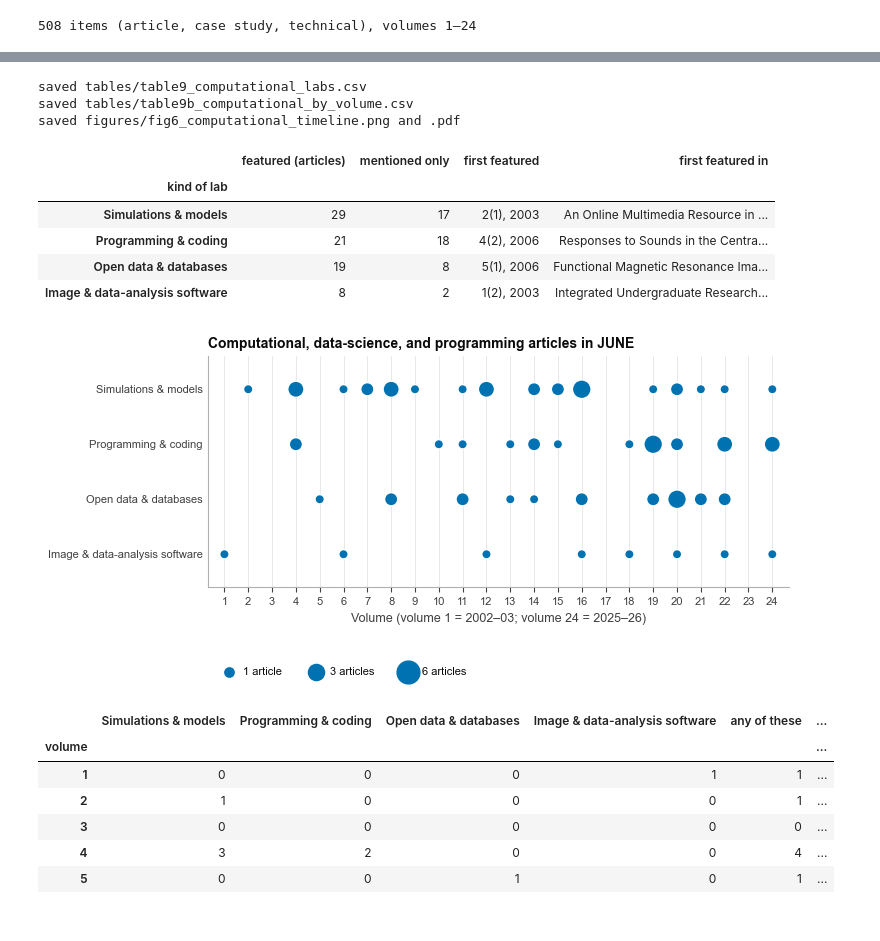
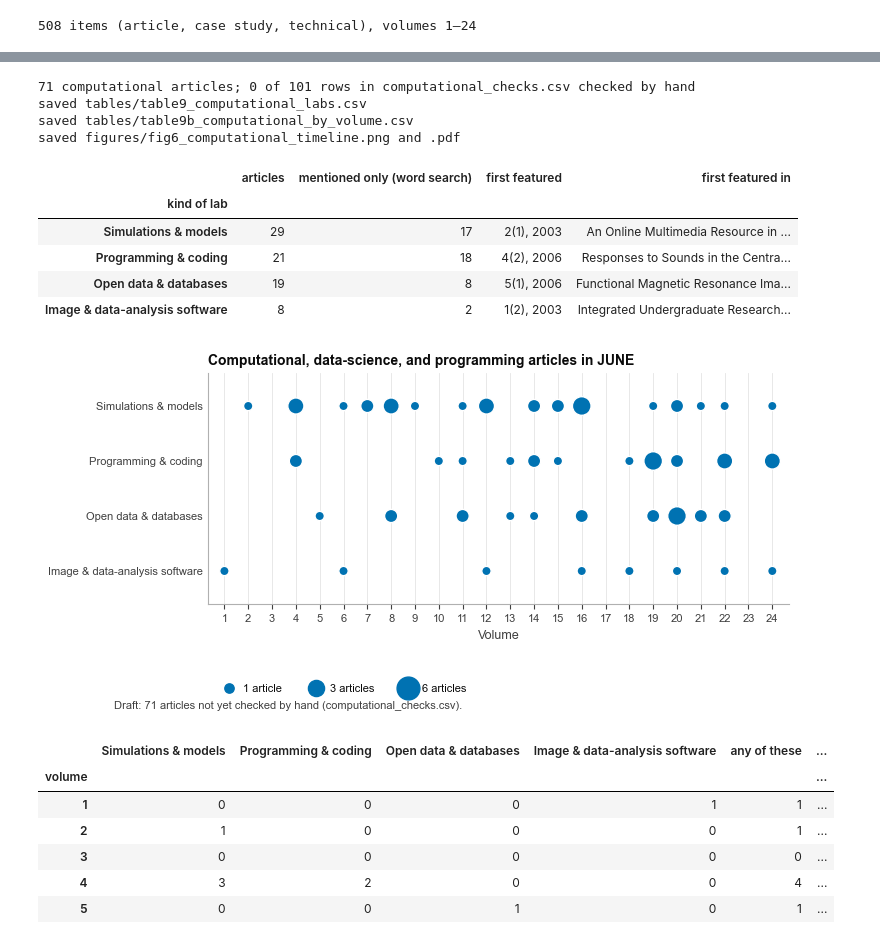
Before and after one commit to ajuavinett/JUNE_Utilities, a Jupyter notebook: 06_special_questions.ipynb, the cells around one changed output, grey strips where cells are left out. Drawn from its saved outputs; the diff is of its cells as text; code cells hidden in the pictures.

```diff
--- a/06_special_questions.ipynb
+++ b/06_special_questions.ipynb
@@ -360,7 +377,14 @@ def without_references(text):
 texts, sources, cut = [], [], []
 for n, (_, row) in enumerate(articles.iterrows(), 1):
     text, source = "", ""
-    if row["pdf_url"] and download(row["pdf_url"], pdf_file(row)):
+    by_hand = PDFS_ADDED_BY_HAND.get(row["item_id"])
+    if by_hand and not row["title"].lower().startswith(by_hand[0].lower()):
+        print(f"  ⚠ {row['item_id']} is now {row['title'][:50]!r}, not {by_hand[0]!r}; "
+              f"update PDFS_ADDED_BY_HAND in Settings")
+        by_hand = None
+    if by_hand and os.path.exists(os.path.join(PDF_DIR, by_hand[1])):
+        text, source = text_from_pdf(os.path.join(PDF_DIR, by_hand[1])), "PDF (added by hand)"
+    elif row["pdf_url"] and download(row["pdf_url"], pdf_file(row)):
         text, source = text_from_pdf(pdf_file(row)), "PDF"
     elif row["listed_on"] != "funjournal.org" and row["article_page_url"]:
         text, source = text_from_web_page(row["article_page_url"]), "web page"
@@ -536,16 +604,40 @@ volume, and bigger dots mean more articles featuring that kind of lab.
 # %%
 comp_featured, comp_mentioned = find(COMPUTATIONAL)
 comp_list = matched_list(comp_featured, comp_mentioned)
-comp_list.to_csv("data/computational_articles.csv", index=False, encoding="utf-8-sig")
-any_comp = comp_featured.any(axis=1)
+
+# Create or update the hand-check file (existing rows are never changed)
+check_cols = ["item_id", "volume", "issue", "title", "how found", "suggested", "kinds", "checked", "note"]
+if os.path.exists(COMPUTATIONAL_CHECKS_CSV):
+    comp_check = pd.read_csv(COMPUTATIONAL_CHECKS_CSV, keep_default_na=False, dtype=str)
+else:
+    comp_check = pd.DataFrame(columns=check_cols)
+new = comp_list[~comp_list["item_id"].isin(comp_check["item_id"])]
+if len(new):
+    comp_check = pd.concat([comp_check, pd.DataFrame({
+        "item_id": new["item_id"], "volume": new["volume"].astype(str), "issue": new["issue"], "title": new["title"],
+        "how found": ["featured" if f else "mentioned only" for f in new["featured"]],
+        "suggested": new["featured"], "kinds": new["featured"], "checked": "", "note": ""})], ignore_index=True)
+    comp_check.to_csv(COMPUTATIONAL_CHECKS_CSV, index=False, encoding="utf-8-sig")
+    print(f"Added {len(new)} new article(s) to {COMPUTATIONAL_CHECKS_CSV}")
+
+# The "kinds" column decides what counts
+kinds = comp_check.set_index("item_id")["kinds"].str.split(";").explode().str.strip().loc[lambda s: s != ""]
+unknown = sorted(set(kinds) - set(COMPUTATIONAL))
+if unknown:
+    print(f"  ⚠ Not a kind of lab in COMPUTATIONAL (check the spelling): {', '.join(unknown)}")
+comp_counted = pd.DataFrame({n: articles["item_id"].isin(kinds[kinds == n].index) for n in COMPUTATIONAL})
+any_comp = comp_counted.any(axis=1)
+comp_unchecked = (comp_check["checked"].str.lower() != "yes") & (comp_check["kinds"].str.strip() != "")
+print(f"{any_comp.sum()} computational articles; {(comp_check['checked'].str.lower() == 'yes').sum()} of "
+      f"{len(comp_check)} rows in {COMPUTATIONAL_CHECKS_CSV} checked by hand")
 
 table9 = pd.DataFrame({
-    "featured (articles)": comp_featured.sum(),
-    "mentioned only": (comp_mentioned & ~comp_featured).sum(),
+    "articles": comp_counted.sum(),
+    "mentioned only (word search)": (comp_mentioned & ~comp_featured).sum(),
 })
-table9["first featured"] = [first_featured(comp_featured, n)[0] for n in table9.index]
-table9["first featured in"] = [first_featured(comp_featured, n)[1] for n in table9.index]
-per_volume = pd.DataFrame({n: comp_featured[n].groupby(articles["volume"]).sum() for n in COMPUTATIONAL})
+table9["first featured"] = [first_featured(comp_counted, n)[0] for n in table9.index]
+table9["first featured in"] = [first_featured(comp_counted, n)[1] for n in table9.index]
+per_volume = pd.DataFrame({n: comp_counted[n].groupby(articles["volume"]).sum() for n in COMPUTATIONAL})
 per_volume["any of these"] = any_comp.groupby(articles["volume"]).sum()
 per_volume["all articles in volume"] = articles.groupby("volume").size()
 per_volume["% of volume's articles"] = (100 * per_volume["any of these"] / per_volume["all articles in volume"]).round(1)
@@ -554,36 +646,40 @@ save_table(table9, "table9_computational_labs", index=True)
 save_table(per_volume, "table9b_computational_by_volume", index=True)
 
 fig, ax = plt.subplots(figsize=(7.5, 3))
 names = list(COMPUTATIONAL)[::-1]
 for y, name in enumerate(names):
     counts = per_volume[name]
     counts = counts[counts > 0]
     ax.scatter(counts.index, [y] * len(counts), s=counts * 45, color=BLUE, edgecolor=SURFACE, linewidth=1, zorder=3)
 ax.set_yticks(range(len(names)), names)
 ax.set_xticks(range(1, articles["volume"].max() + 1))
 ax.set_xlim(0.3, articles["volume"].max() + 0.7)
 ax.set_ylim(-0.6, len(names) - 0.4)
 ax.grid(axis="y", visible=False)
 ax.grid(axis="x", visible=True)
 ax.tick_params(axis="y", length=0)
-ax.set_xlabel("Volume (volume 1 = 2002–03; volume 24 = 2025–26)")
+ax.set_xlabel("Volume")
 ax.set_title("Computational, data-science, and programming articles in JUNE")
 for n in (1, 3, 6):
     ax.scatter([], [], s=n * 45, color=BLUE, label=f"{n} article{'s' if n > 1 else ''}")
 ax.legend(loc="upper left", bbox_to_anchor=(0, -0.3), ncols=3, scatterpoints=1, handletextpad=0.3)
+if comp_unchecked.sum():
+    fig.text(0, -0.24, f"Draft: {comp_unchecked.sum()} articles not yet checked by hand ({COMPUTATIONAL_CHECKS_CSV}).",
+             color=TEXT_2, fontsize=8)
 save(fig, "fig6_computational_timeline")
 table9
 # %% [output]
+71 computational articles; 0 of 101 rows in computational_checks.csv checked by hand
 saved tables/table9_computational_labs.csv
 saved tables/table9b_computational_by_volume.csv
 saved figures/fig6_computational_timeline.png and .pdf
-|  | featured (articles) | mentioned only | first featured | first featured in |
+|  | articles | mentioned only (word search) | first featured | first featured in |
 | kind of lab |  |  |  |  |
 | Simulations & models | 29 | 17 | 2(1), 2003 | An Online Multimedia Resource in ... |
 | Programming & coding | 21 | 18 | 4(2), 2006 | Responses to Sounds in the Centra... |
 | Open data & databases | 19 | 8 | 5(1), 2006 | Functional Magnetic Resonance Ima... |
 | Image & data-analysis software | 8 | 2 | 1(2), 2003 | Integrated Undergraduate Research... |
-[figure, old version]
+[figure, new version]
 # %%
 # The same, volume by volume
 per_volume
```
Also changed, not shown: parts of 7 cells of this notebook, 13 other files.
